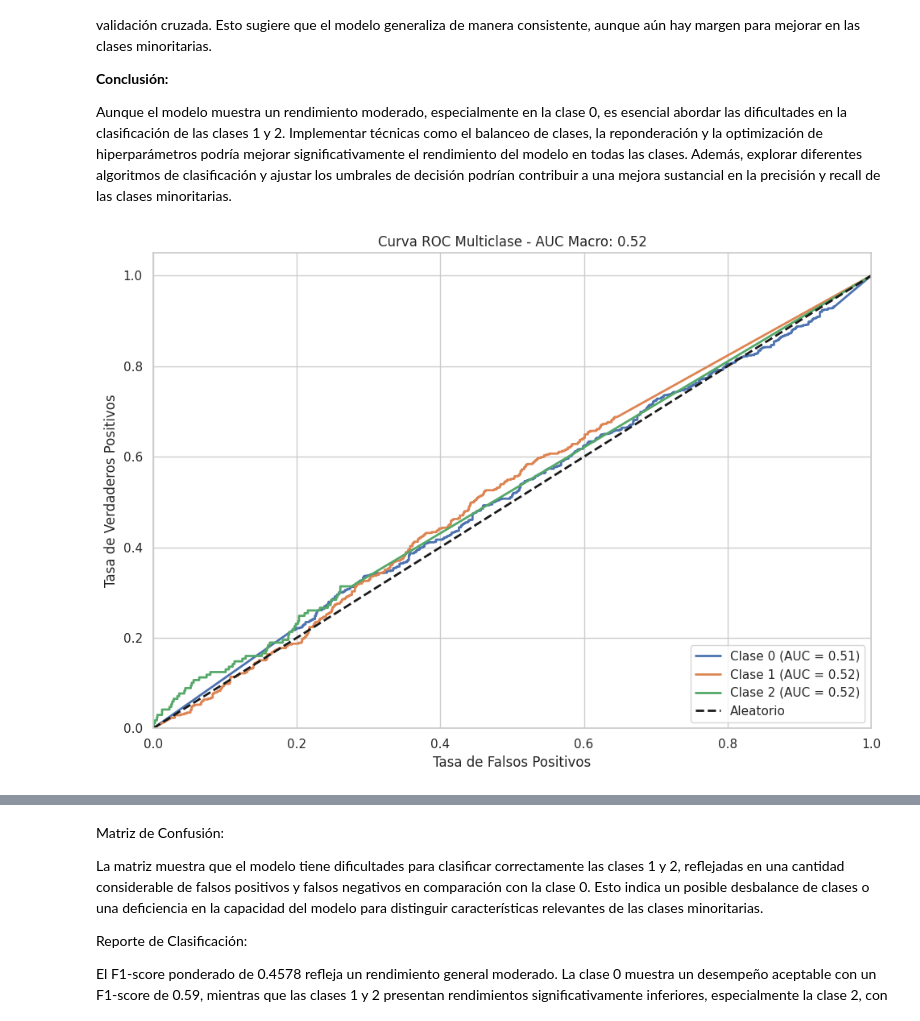
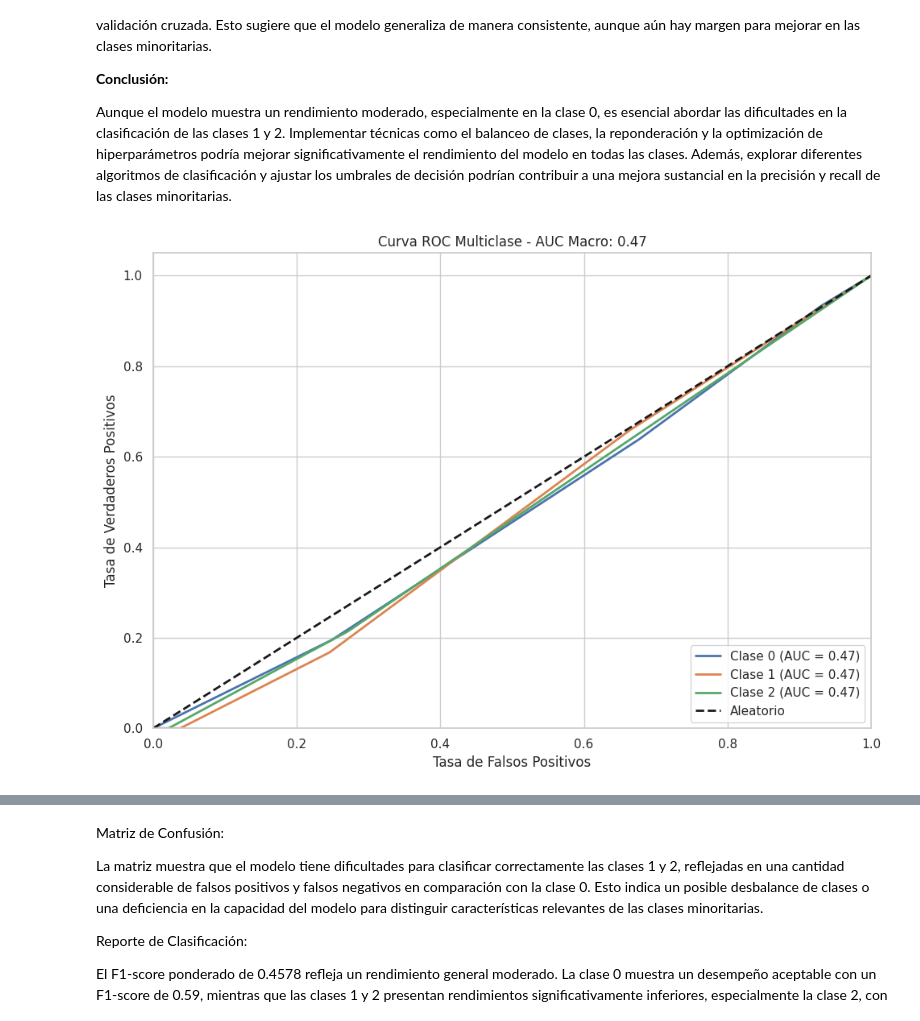
Before and after one commit to Jab-bee/Calificaciones, a Jupyter notebook: Trabajo_Final_IA_Grupo_4_.ipynb, the cells around one changed output, grey strips where cells are left out. Cells and saved outputs as stored; diff of their text form; code cells hidden in the pictures.

```diff
--- a/Trabajo_Final_IA_Grupo_4_.ipynb
+++ b/Trabajo_Final_IA_Grupo_4_.ipynb
@@ -664,13 +697,12 @@ columnas_deseadas = [
     'Puntaje de Crédito', 'Monto del Préstamo', 'Propósito del Préstamo',
     'Situación Laboral', 'Años en el Empleo Actual', 'Historial de Pagos',
     'Relación Deuda-Ingreso', 'Valor de Activos', 'Número de Dependientes',
-    'Incumplimientos Previos', 'Cambio de Estado Civil', 'Calificación de Riesgo_Num',
-    'Rango Edad', 'Experiencia Laboral', 'Rango Ingreso'
+    'Incumplimientos Previos', 'Cambio de Estado Civil', 'Calificación de Riesgo_Num'
 ]
 
 # Crear una copia del DataFrame original
 df2 = df.copy()
-
+df3 = df.copy()
 # Filtrar las columnas que están en la lista de columnas deseadas
 df2 = df2[columnas_deseadas]
 
@@ -697,6 +729,6 @@ print(df2.head())
 # %%
 from sklearn.compose import ColumnTransformer
-from sklearn.preprocessing import OneHotEncoder, StandardScaler
+from sklearn.preprocessing import OneHotEncoder, StandardScaler, OrdinalEncoder
 from sklearn.model_selection import train_test_split
 from sklearn.pipeline import Pipeline
 
@@ -712,9 +744,9 @@ categorico = ['Género', 'Nivel Educativo', 'Estado Civil', 'Propósito del Pré
 preprocessor = ColumnTransformer(
     transformers=[
         ('cont', StandardScaler(), continuas),
-        ('disc', StandardScaler(), discretas),  #'passthrough'
+        ('disc', OrdinalEncoder(), discretas),  #'passthrough'
         ('cat', Pipeline([ ('imputer', SimpleImputer(strategy='most_frequent')),
-    ('onehot', OneHotEncoder(handle_unknown='ignore'))
+    ('onehot', OrdinalEncoder(handle_unknown='use_encoded_value', unknown_value=-1))
         ]), categorico)
     ]
 )
@@ -725,7 +757,7 @@ y = df['Calificación de Riesgo_Num']
 
 # División del conjunto de datos
 X_train, X_test, y_train, y_test = train_test_split(
-    X, y, test_size=0.3, random_state=42, stratify=y
+    X, y, test_size=0.1, random_state=42, stratify=y
 )
 
 # Aplicar el preprocesador a los datos de entrenamiento
@@ -893,17 +927,13 @@ El entrenamiento de un modelo KNN es bastante sencillo en comparación con otros
 La métrica f1_weighted calcula la media ponderada de los F1-scores individuales por clase, según el número real de muestras por clase.
 # %%
 #  Crear el pipeline completo
-best_pipeline = Pipeline(steps=[
-    ('preprocessing', preprocessor),
-    ('sampling', BorderlineSMOTE(random_state=42, sampling_strategy='not majority')),
-    ('classifier', KNeighborsClassifier(
-        algorithm='kd_tree',
-        metric='manhattan',
-        n_neighbors=3,
-        weights='distance',
-        leaf_size=40
-    ))
-])
+from sklearn.pipeline import Pipeline
+from imblearn.under_sampling import RandomUnderSampler
+from sklearn.neighbors import NearestCentroid
+from sklearn.model_selection import StratifiedKFold, cross_val_score
+from sklearn.metrics import confusion_matrix, f1_score
+from imblearn.pipeline import Pipeline as ImbPipeline # Import ImbPipeline
+
 
 #  Entrenar el pipeline
 best_pipeline.fit(X_train, y_train)
@@ -974,8 +1004,8 @@ n_classes = y_test_bin.shape[1]
 
 # Usar el mismo clasificador que en el pipeline
 # Extraer solo el preprocesamiento y modelo base
-X_train_proc = best_pipeline.named_steps['preprocessing'].transform(X_train)
-X_test_proc = best_pipeline.named_steps['preprocessing'].transform(X_test)
+X_train_proc = best_pipeline.named_steps['preprocessor'].transform(X_train)
+X_test_proc = best_pipeline.named_steps['preprocessor'].transform(X_test)
 model = best_pipeline.named_steps['classifier']
 
 # Ajustar un modelo One-vs-Rest con los datos ya procesados
@@ -991,32 +1021,32 @@ for i in range(n_classes):
     fpr[i], tpr[i], _ = roc_curve(y_test_bin[:, i], y_score[:, i])
     roc_auc[i] = auc(fpr[i], tpr[i])
 
 # Macro-promedio
 all_fpr = np.unique(np.concatenate([fpr[i] for i in range(n_classes)]))
 mean_tpr = np.zeros_like(all_fpr)
 for i in range(n_classes):
     mean_tpr += np.interp(all_fpr, fpr[i], tpr[i])
 mean_tpr /= n_classes
 
 fpr["macro"] = all_fpr
 tpr["macro"] = mean_tpr
 roc_auc["macro"] = auc(fpr["macro"], tpr["macro"])
 
 # Graficar
 plt.figure(figsize=(10, 7))
 for i in range(n_classes):
     plt.plot(fpr[i], tpr[i], lw=2, label=f'Clase {ovr_classifier.classes_[i]} (AUC = {roc_auc[i]:.2f})')
 
 plt.plot([0, 1], [0, 1], 'k--', lw=2, label='Aleatorio')
 plt.xlim([0.0, 1.0])
 plt.ylim([0.0, 1.05])
 plt.xlabel('Tasa de Falsos Positivos')
 plt.ylabel('Tasa de Verdaderos Positivos')
 plt.title(f'Curva ROC Multiclase - AUC Macro: {roc_auc["macro"]:.2f}')
 plt.legend(loc='lower right')
 plt.grid(True)
 plt.tight_layout()
 plt.show()
 # %% [output]
-[figure, old version]
+[figure, new version]
 # %%
```
Also changed, not shown: parts of 18 cells of this notebook.
